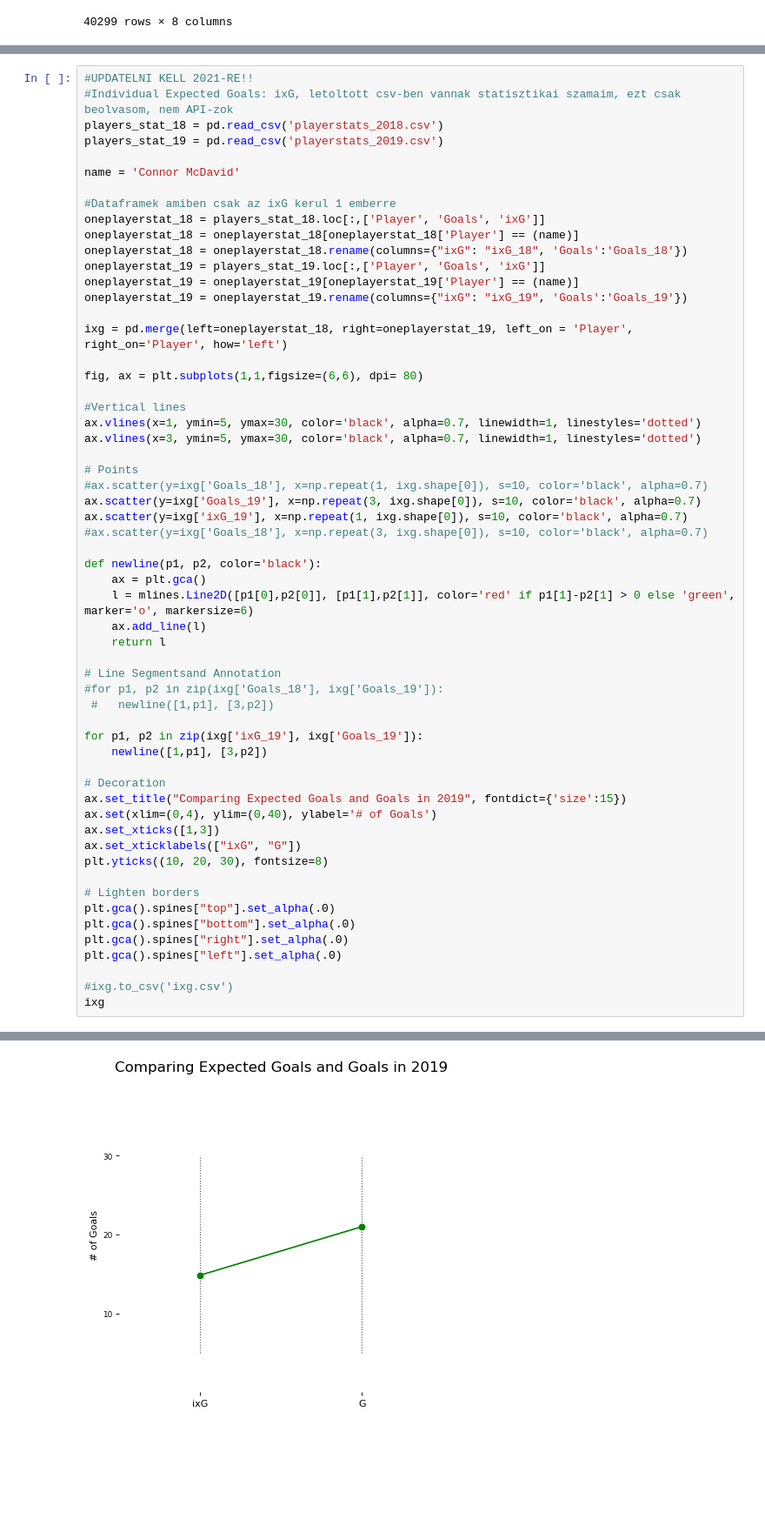
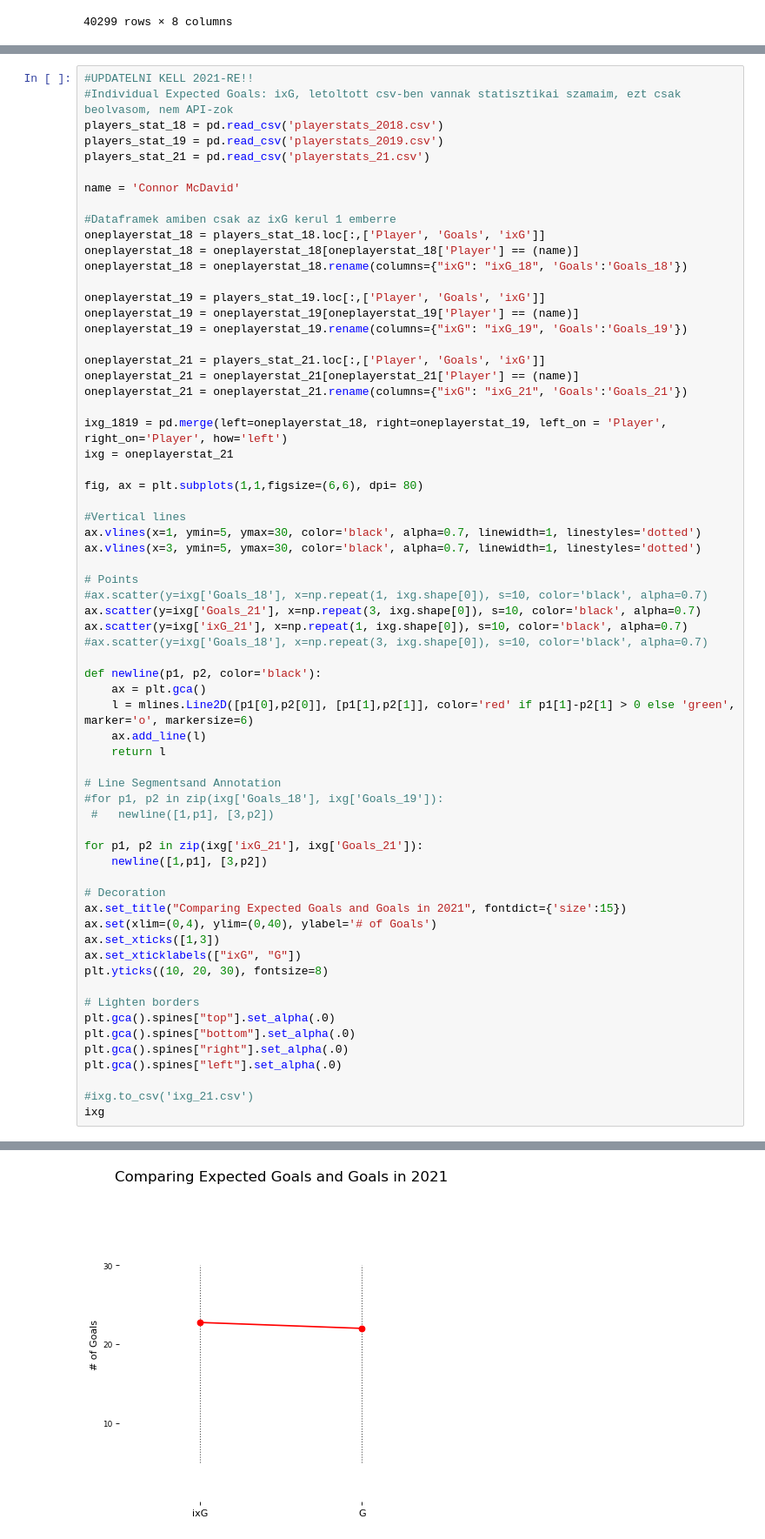
Before and after one commit to szonja126/NHL-Diplomamunka, a Jupyter notebook: readcsv.ipynb, the cells around one changed output, grey strips where cells are left out. Shown at 87% size. Saved outputs shown, nothing was run; the diff lists cells and outputs as text; blank space fills up the shorter version.

```diff
--- a/readcsv.ipynb
+++ b/readcsv.ipynb
@@ -495,6 +496,7 @@ ax.set_thetamax(180)
 #Individual Expected Goals: ixG, letoltott csv-ben vannak statisztikai szamaim, ezt csak beolvasom, nem API-zok
 players_stat_18 = pd.read_csv('playerstats_2018.csv')
 players_stat_19 = pd.read_csv('playerstats_2019.csv')
+players_stat_21 = pd.read_csv('playerstats_21.csv')
 
 name = 'Connor McDavid'
 
@@ -502,11 +504,17 @@ name = 'Connor McDavid'
 oneplayerstat_18 = players_stat_18.loc[:,['Player', 'Goals', 'ixG']]
 oneplayerstat_18 = oneplayerstat_18[oneplayerstat_18['Player'] == (name)]
 oneplayerstat_18 = oneplayerstat_18.rename(columns={"ixG": "ixG_18", 'Goals':'Goals_18'})
+
 oneplayerstat_19 = players_stat_19.loc[:,['Player', 'Goals', 'ixG']]
 oneplayerstat_19 = oneplayerstat_19[oneplayerstat_19['Player'] == (name)]
 oneplayerstat_19 = oneplayerstat_19.rename(columns={"ixG": "ixG_19", 'Goals':'Goals_19'})
 
-ixg = pd.merge(left=oneplayerstat_18, right=oneplayerstat_19, left_on = 'Player', right_on='Player', how='left')
+oneplayerstat_21 = players_stat_21.loc[:,['Player', 'Goals', 'ixG']]
+oneplayerstat_21 = oneplayerstat_21[oneplayerstat_21['Player'] == (name)]
+oneplayerstat_21 = oneplayerstat_21.rename(columns={"ixG": "ixG_21", 'Goals':'Goals_21'})
+
+ixg_1819 = pd.merge(left=oneplayerstat_18, right=oneplayerstat_19, left_on = 'Player', right_on='Player', how='left')
+ixg = oneplayerstat_21
 
 fig, ax = plt.subplots(1,1,figsize=(6,6), dpi= 80)
 
@@ -516,8 +524,8 @@ ax.vlines(x=3, ymin=5, ymax=30, color='black', alpha=0.7, linewidth=1, linestyle
 
 # Points
 #ax.scatter(y=ixg['Goals_18'], x=np.repeat(1, ixg.shape[0]), s=10, color='black', alpha=0.7)
-ax.scatter(y=ixg['Goals_19'], x=np.repeat(3, ixg.shape[0]), s=10, color='black', alpha=0.7)
-ax.scatter(y=ixg['ixG_19'], x=np.repeat(1, ixg.shape[0]), s=10, color='black', alpha=0.7)
+ax.scatter(y=ixg['Goals_21'], x=np.repeat(3, ixg.shape[0]), s=10, color='black', alpha=0.7)
+ax.scatter(y=ixg['ixG_21'], x=np.repeat(1, ixg.shape[0]), s=10, color='black', alpha=0.7)
 #ax.scatter(y=ixg['Goals_18'], x=np.repeat(3, ixg.shape[0]), s=10, color='black', alpha=0.7)
 
 def newline(p1, p2, color='black'):
@@ -530,11 +538,11 @@ def newline(p1, p2, color='black'):
 #for p1, p2 in zip(ixg['Goals_18'], ixg['Goals_19']):
  #   newline([1,p1], [3,p2])
 
-for p1, p2 in zip(ixg['ixG_19'], ixg['Goals_19']):
+for p1, p2 in zip(ixg['ixG_21'], ixg['Goals_21']):
     newline([1,p1], [3,p2])
 
 # Decoration
-ax.set_title("Comparing Expected Goals and Goals in 2019", fontdict={'size':15})
+ax.set_title("Comparing Expected Goals and Goals in 2021", fontdict={'size':15})
 ax.set(xlim=(0,4), ylim=(0,40), ylabel='# of Goals')
 ax.set_xticks([1,3])
 ax.set_xticklabels(["ixG", "G"])
@@ -546,6 +554,6 @@ plt.gca().spines["bottom"].set_alpha(.0)
 plt.gca().spines["right"].set_alpha(.0)
 plt.gca().spines["left"].set_alpha(.0)
 
-#ixg.to_csv('ixg.csv')
+#ixg.to_csv('ixg_21.csv')
 ixg
 # %% [output]
@@ -554 +562 @@ ixg
-[figure, old version]
+[figure, new version]
```
Also changed, not shown: parts of 7 cells of this notebook, 1 other file.
